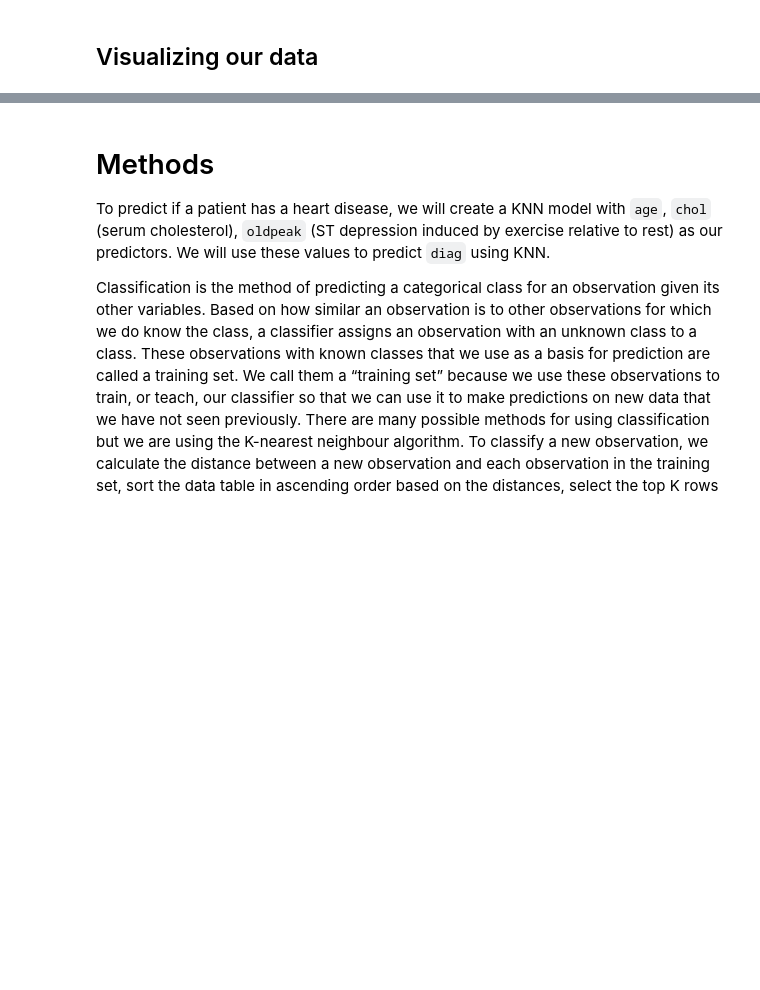
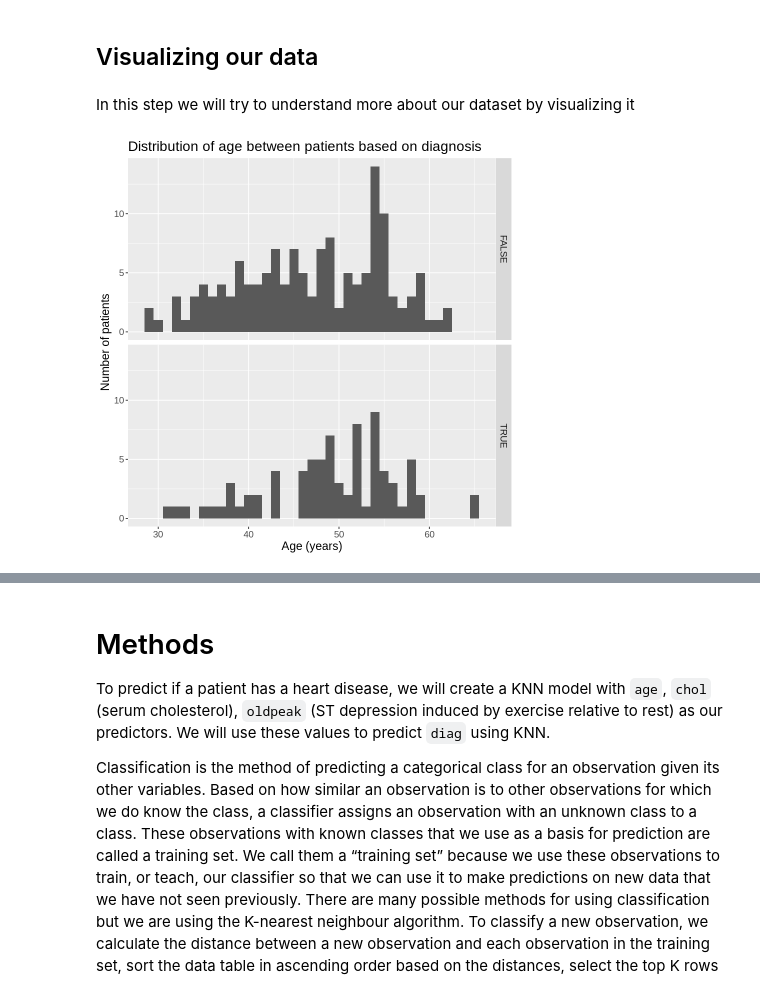
Before and after one commit to BrianAnakPintar/DSCI100-HeartDisease, a Jupyter notebook: Final-report.ipynb, the cells around one changed output, grey strips where cells are left out. Drawn from its saved outputs; the diff is of its cells as text; code cells hidden in the pictures; blank space fills up the shorter version.

Commit message:
Added visualization

```diff
--- a/Final-report.ipynb
+++ b/Final-report.ipynb
@@ -149,3 +142,16 @@ Figure 4: The proportion of patients that are diagnosed with a heart disease
 Figure 4 shows that about 35.9% of our data are patients diagnosed with a heart disease, while around 64% does not have a heart disease. Although ideally it would be better to have a 50/50 proportion, these proportion are good enough to train a model with. However, it might mean that our model will tend to diagnose patients with false negatives.
 # %% [markdown]
 ## Visualizing our data
+# %% [markdown]
+In this step we will try to understand more about our dataset by visualizing it
+# %%
+
+age_dist <- ggplot(heart_training) +
+            geom_histogram(aes(x = age), binwidth = 1)+
+            facet_grid(diag~.) +
+            labs(x = "Age (years)", y = "Number of patients") +
+            ggtitle("Distribution of age between patients based on diagnosis") +
+            theme(text = element_text(size = 14))
+age_dist
+# %% [output]
+[figure, added]
```
Also changed, not shown: parts of 10 cells of this notebook.
